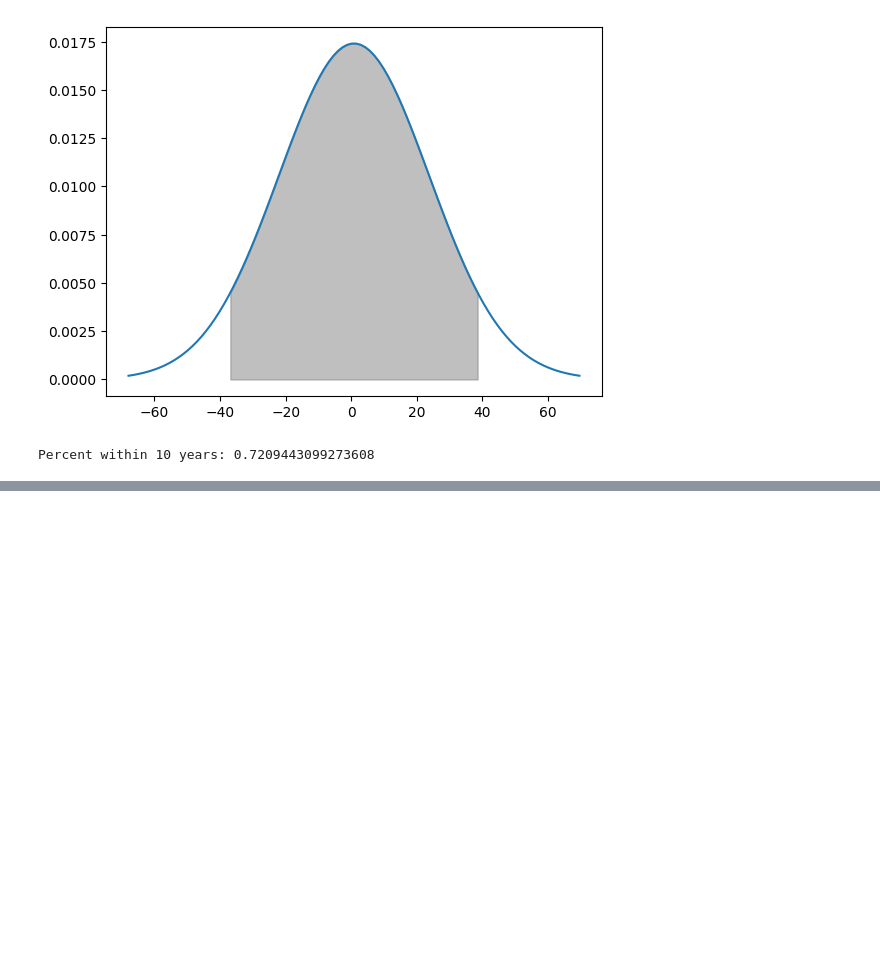
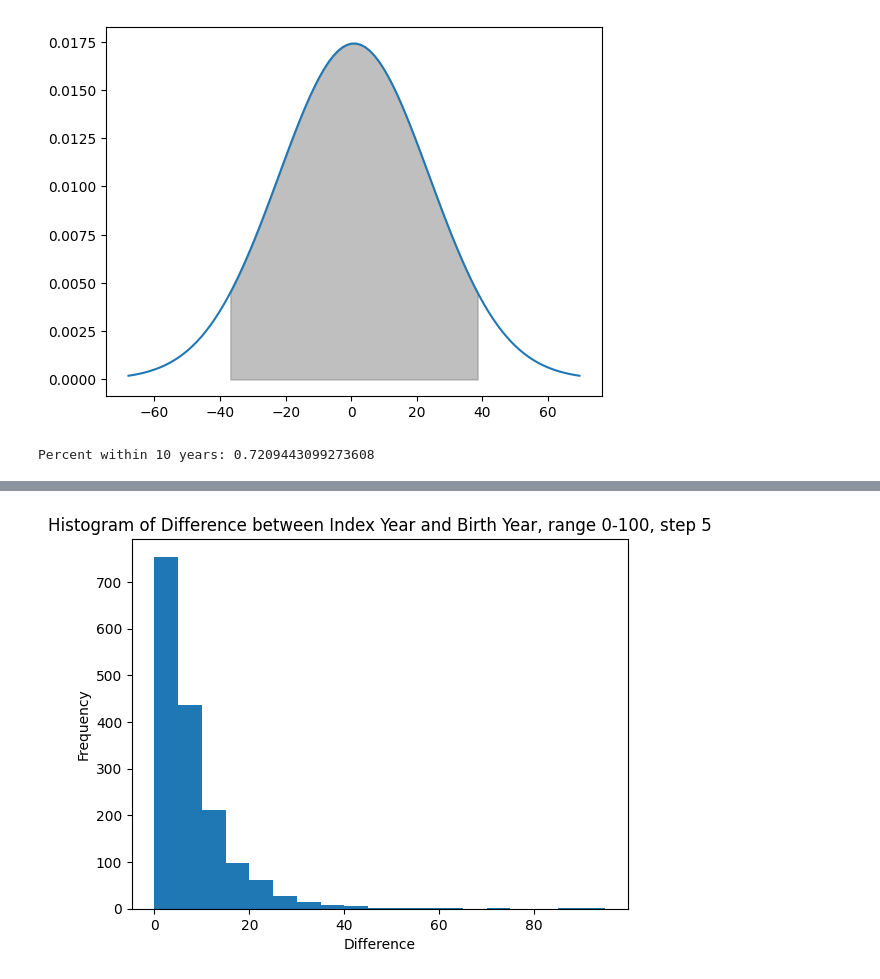
Before and after one commit to sudoghut/cbdb_index_year_gradient_boosting, a Jupyter notebook: 999_v_validation.ipynb, the cells around one changed output, grey strips where cells are left out. Drawn from its saved outputs; the diff is of its cells as text; code cells hidden in the pictures; blank space fills up the shorter version.

```diff
--- a/999_v_validation.ipynb
+++ b/999_v_validation.ipynb
@@ -121,0 +127,8 @@ plt.show()
+# %%
+plt.hist(diff, bins=range(0, 100, 5))
+plt.title('Histogram of Difference between Index Year and Birth Year, range 0-100, step 5')
+plt.xlabel('Difference')
+plt.ylabel('Frequency')
+plt.show()
+# %% [output]
+[figure, added]
```
Also changed, not shown: parts of 4 cells of this notebook, 5 other files.
